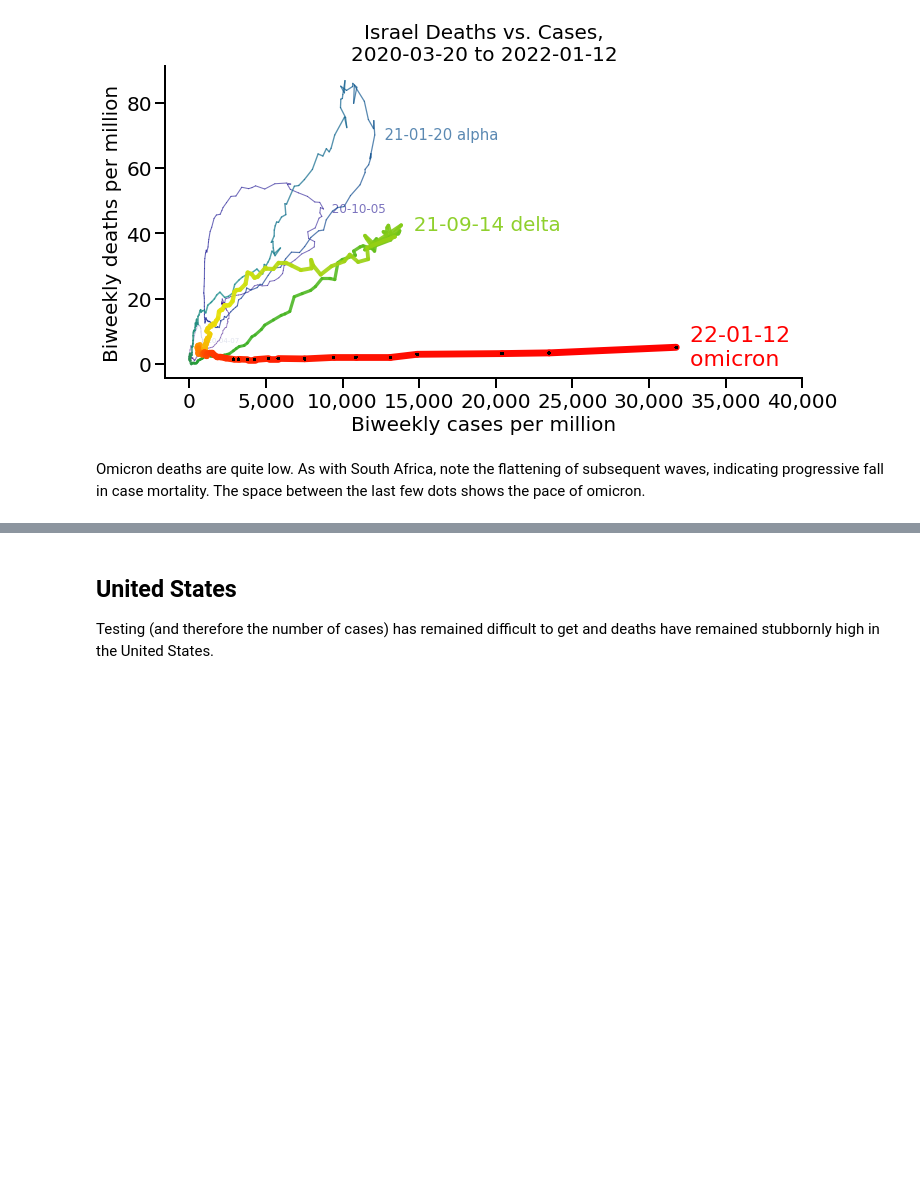
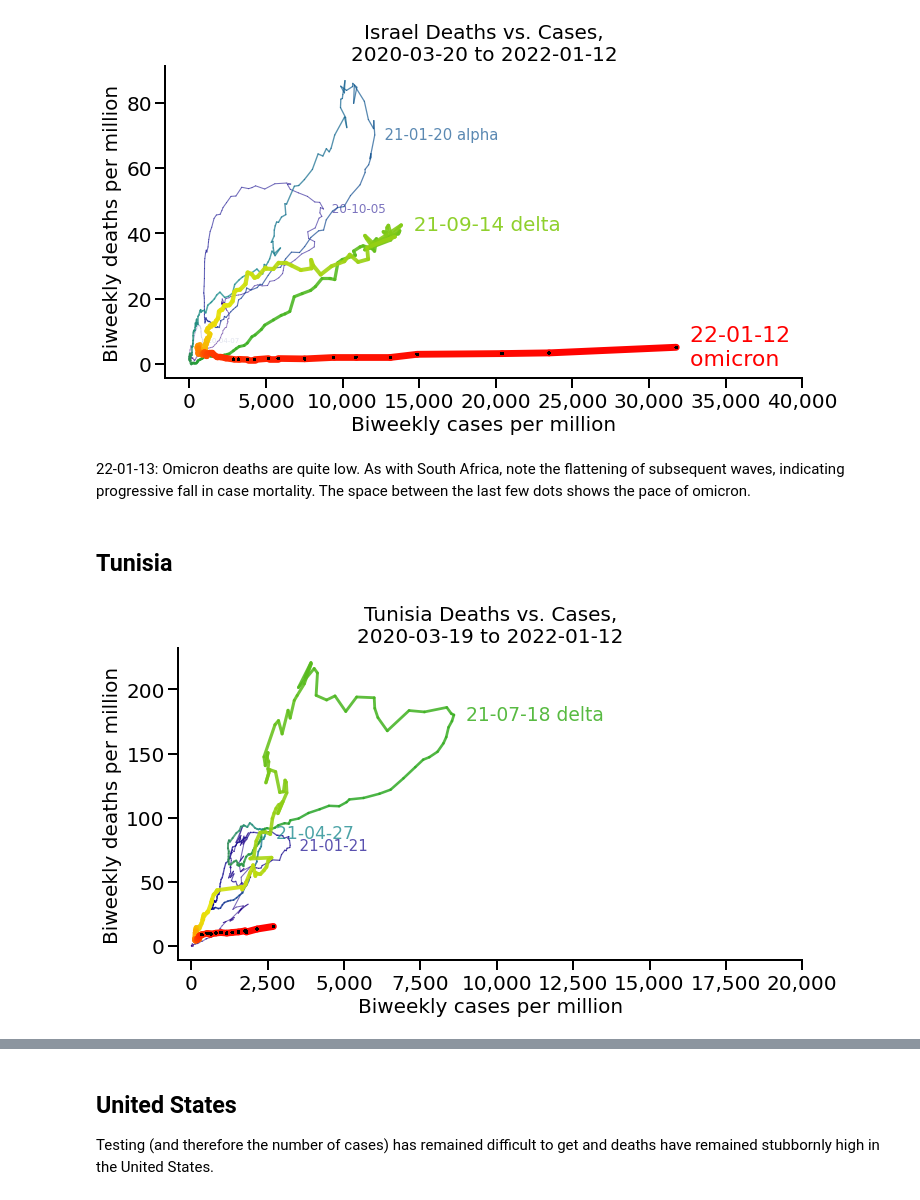
Before and after one commit to rarnaout/Covidcycles, a Jupyter notebook: covid_deaths_vs_cases.ipynb, the cells around one changed output, grey strips where cells are left out. Saved outputs shown, nothing was run; the diff lists cells and outputs as text; code cells hidden in the pictures; blank space fills up the shorter version.

```diff
--- a/covid_deaths_vs_cases.ipynb
+++ b/covid_deaths_vs_cases.ipynb
@@ -222,4 +226,10 @@ plot_deaths_vs_cases("Israel", variants=["", "", " alpha", " delta", "omicron"],
 # %% [output]
 [figure]
 # %% [markdown]
-Omicron deaths are quite low. As with South Africa, note the flattening of subsequent waves, indicating progressive fall in case mortality. The space between the last few dots shows the pace of omicron.
+22-01-13: Omicron deaths are quite low. As with South Africa, note the flattening of subsequent waves, indicating progressive fall in case mortality. The space between the last few dots shows the pace of omicron.
+# %% [markdown]
+## Tunisia
+# %%
+plot_deaths_vs_cases("Tunisia", variants=["", "", " delta"], figsize=(9,6), xmax=20000)
+# %% [output]
+[figure, added]
```
Also changed, not shown: parts of 54 cells of this notebook, 30 other files.
